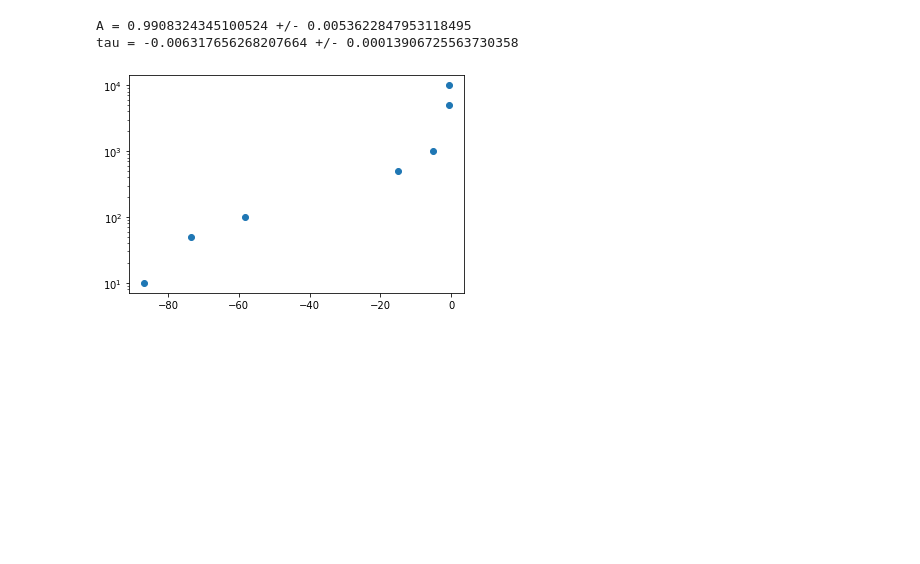
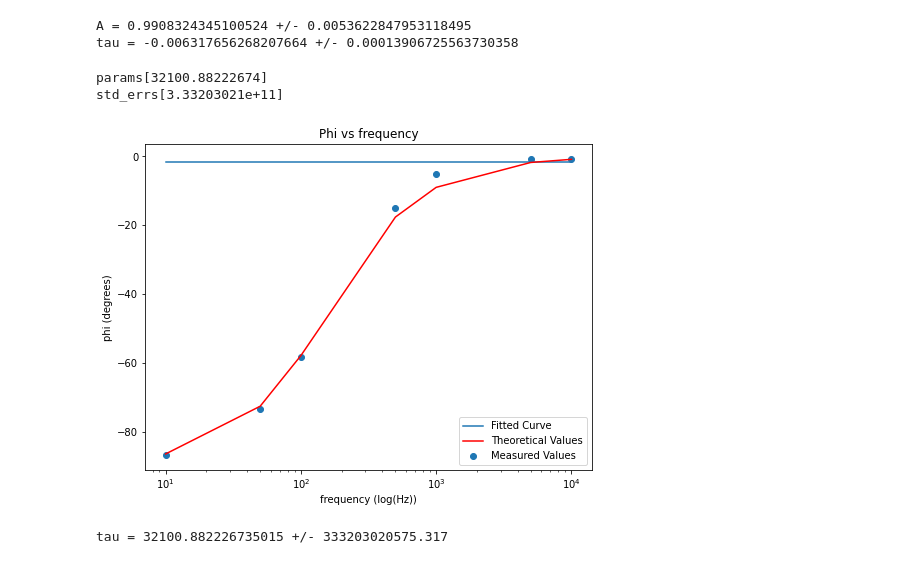
Before and after one commit to evilpegasus/physics5bl, a Jupyter notebook: em2/em2.ipynb, the cells around one changed output. Drawn from its saved outputs; the diff is of its cells as text; code cells hidden in the pictures; blank space fills up the shorter version.

```diff
--- a/em2/em2.ipynb
+++ b/em2/em2.ipynb
@@ -62,8 +62,32 @@ print("tau = " + str(params[1]) + " +/- " + str(std_errs[1]))
 [figure]
 A = 0.9908324345100524 +/- 0.0053622847953118495
 tau = -0.006317656268207664 +/- 0.00013906725563730358
-# %%
-plt.scatter(phi_measured, freq)
-plt.yscale("log")
-# %% [output]
-[figure, removed]
+# %%
+def func_to_fit2(freq, tau):
+    return np.arctan(-1*freq*tau)
+
+params2, cov2 = curve_fit(func_to_fit2, freq, phi_measured)
+std_errs2 = np.sqrt(np.diag(cov2))
+print("params" + str(params2))
+print("std_errs" + str(std_errs2))
+
+ypred2 = func_to_fit2(freq, *params2)
+# %% [output]
+params[32100.88222674]
+std_errs[3.33203021e+11]
+# %%
+plt.figure(figsize=(8,6))
+
+plt.plot(freq, ypred2, label="Fitted Curve")
+plt.scatter(freq, phi_measured, label="Measured Values")
+plt.plot(freq, phi, 'r-', label="Theoretical Values")
+plt.legend()
+plt.xscale("log")
+plt.title("Phi vs frequency")
+plt.xlabel("frequency (log(Hz))")
+plt.ylabel("phi (degrees)")
+plt.show()
+print("tau = " + str(params2[0]) + " +/- " + str(std_errs2[0]))
+# %% [output]
+[figure, added]
+tau = 32100.882226735015 +/- 333203020575.317
```
Also changed, not shown: parts of 1 cell of this notebook.
